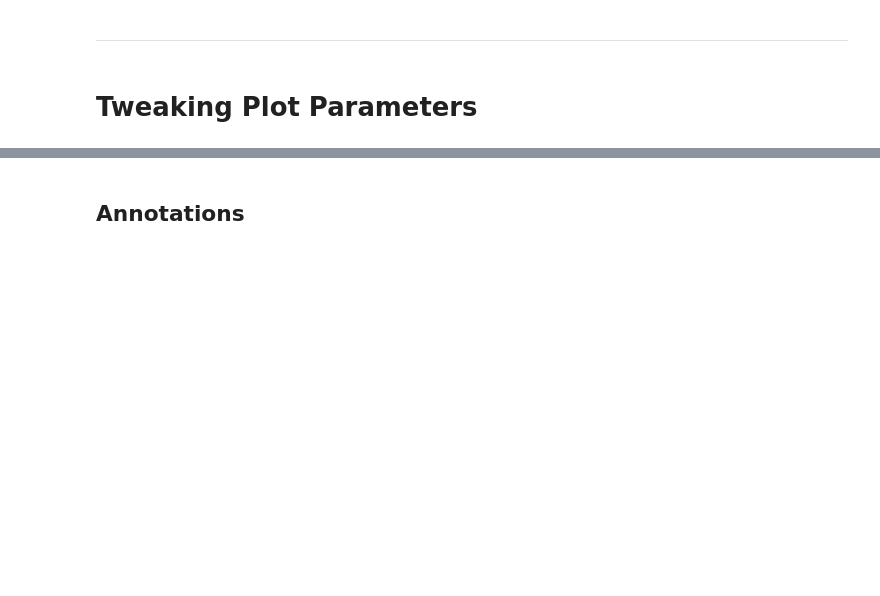
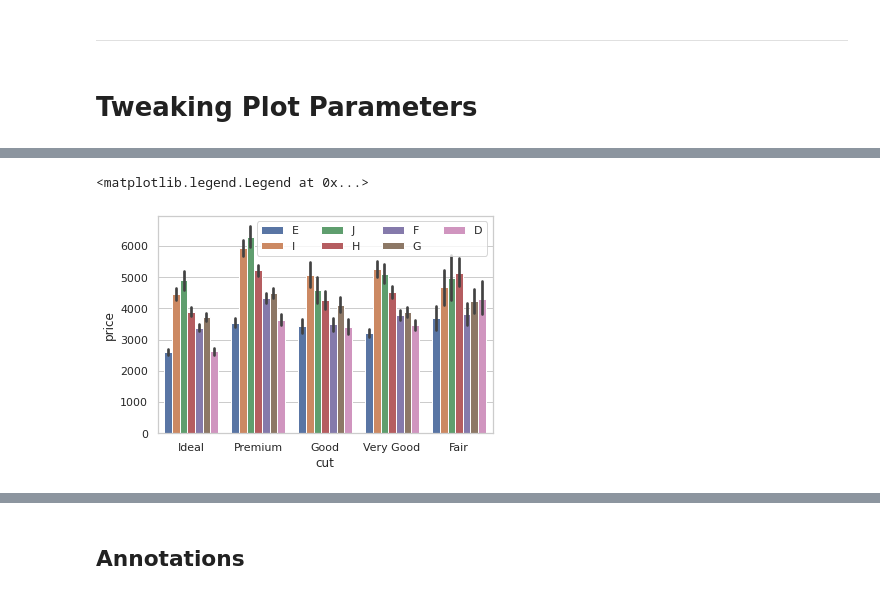
Before and after one commit to psygrammer/psypy, a Jupyter notebook: vis/notebooks/01_intro_basic_and_custermized_plotting.ipynb, the cells around one changed output, grey strips where cells are left out. Saved outputs shown, nothing was run; the diff lists cells and outputs as text; code cells hidden in the pictures; blank space fills up the shorter version.

```diff
--- a/vis/notebooks/01_intro_basic_and_custermized_plotting.ipynb
+++ b/vis/notebooks/01_intro_basic_and_custermized_plotting.ipynb
@@ -602,0 +645,8 @@ ax = sns.barplot(x="cut", y="price", data=diamonds_df,estimator=mean)
+# %%
+# Place the legend appropriately on the bar plot:
+
+ax = sns.barplot(x='cut', y='price', hue='color', data=diamonds_df)
+ax.legend(loc='upper right',ncol=4)
+# %% [output]
+<matplotlib.legend.Legend at 0x...>
+[figure, added]
```
Also changed, not shown: parts of 9 cells of this notebook.
